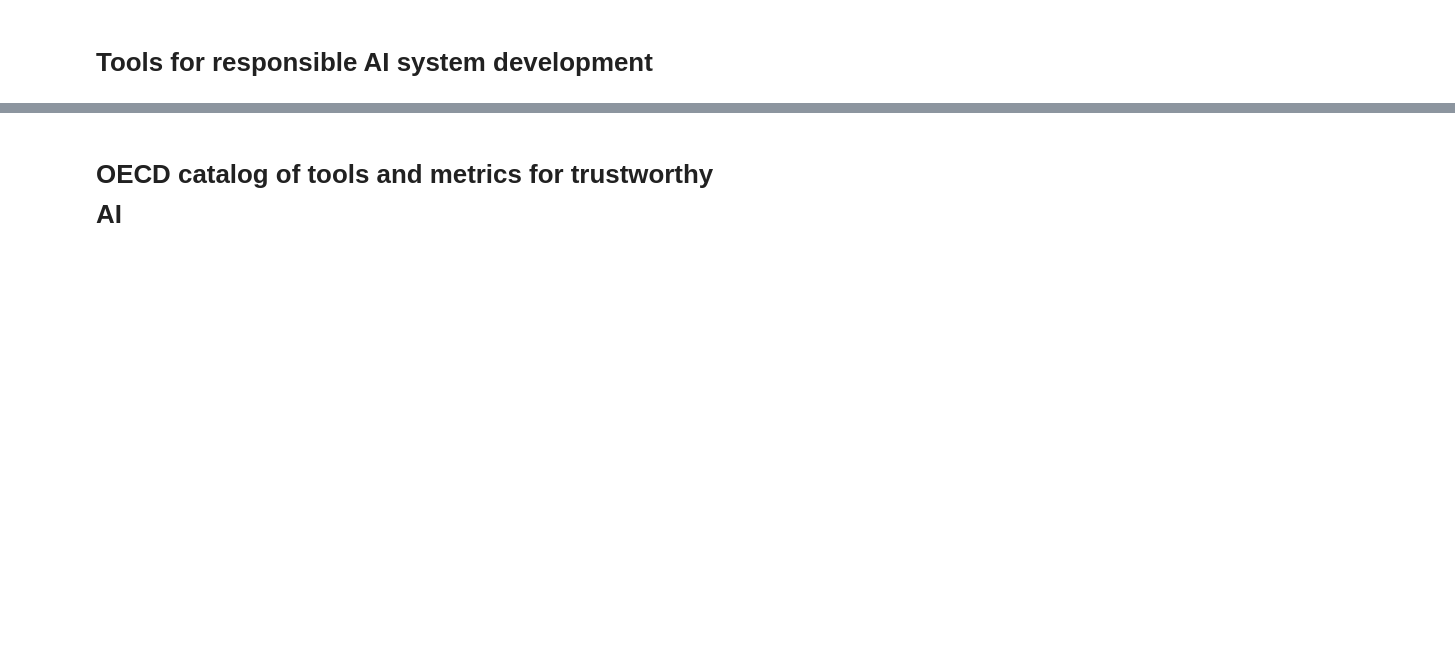
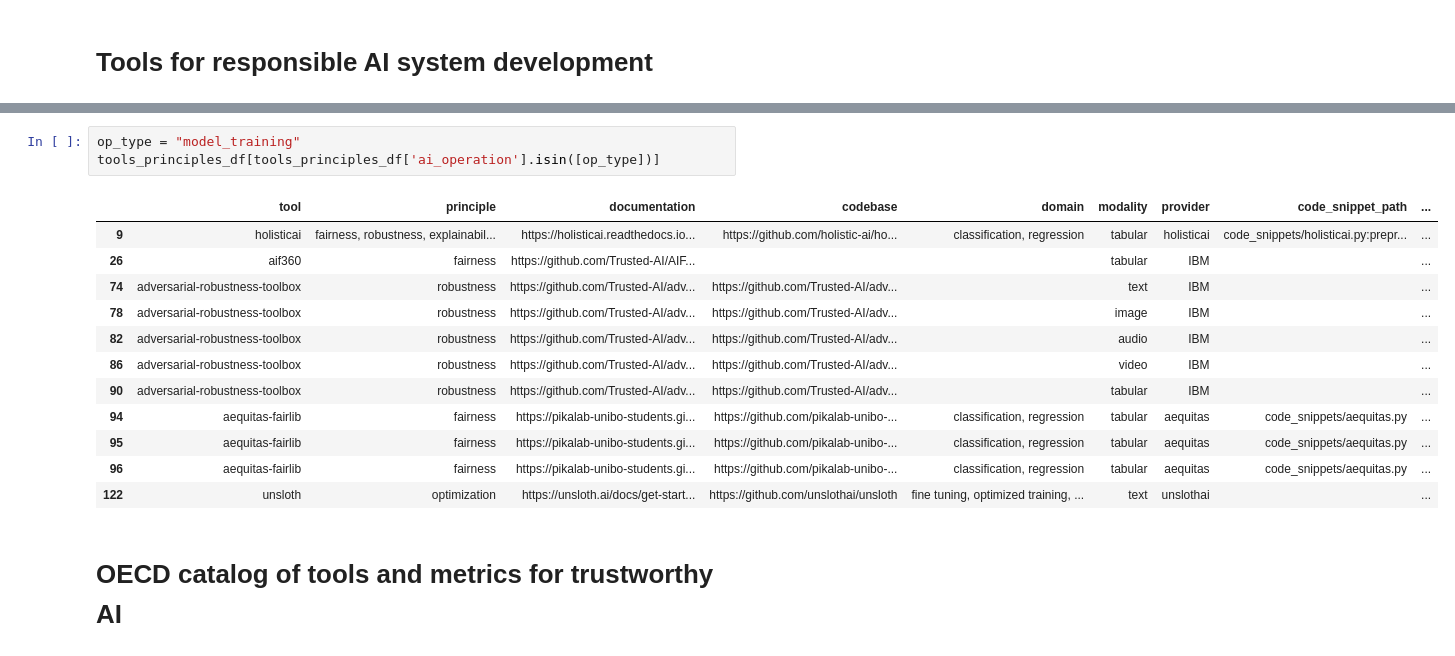
Before and after one commit to aequitas-aod/aequitas-service, a Jupyter notebook: tools_catalog/tools.ipynb, the cells around one changed output, grey strips where cells are left out. Saved outputs shown, nothing was run; the diff lists cells and outputs as text; blank space fills up the shorter version.

```diff
--- a/tools_catalog/tools.ipynb
+++ b/tools_catalog/tools.ipynb
@@ -438,3 +482,19 @@ tools_principles_df.head()
+# %%
+op_type = "model_training"
+tools_principles_df[tools_principles_df['ai_operation'].isin([op_type])]
+# %% [output]
+|  | tool | principle | documentation | codebase | domain | modality | provider | code_snippet_path | ... |
+| 9 | holisticai | fairness, robustness, explainabil... | https://holisticai.readthedocs.io... | https://github.com/holistic-ai/ho... | classification, regression | tabular | holisticai | code_snippets/holisticai.py:prepr... | ... |
+| 26 | aif360 | fairness | https://github.com/Trusted-AI/AIF... |  |  | tabular | IBM |  | ... |
+| 74 | adversarial-robustness-toolbox | robustness | https://github.com/Trusted-AI/adv... | https://github.com/Trusted-AI/adv... |  | text | IBM |  | ... |
+| 78 | adversarial-robustness-toolbox | robustness | https://github.com/Trusted-AI/adv... | https://github.com/Trusted-AI/adv... |  | image | IBM |  | ... |
+| 82 | adversarial-robustness-toolbox | robustness | https://github.com/Trusted-AI/adv... | https://github.com/Trusted-AI/adv... |  | audio | IBM |  | ... |
+| 86 | adversarial-robustness-toolbox | robustness | https://github.com/Trusted-AI/adv... | https://github.com/Trusted-AI/adv... |  | video | IBM |  | ... |
+| 90 | adversarial-robustness-toolbox | robustness | https://github.com/Trusted-AI/adv... | https://github.com/Trusted-AI/adv... |  | tabular | IBM |  | ... |
+| 94 | aequitas-fairlib | fairness | https://pikalab-unibo-students.gi... | https://github.com/pikalab-unibo-... | classification, regression | tabular | aequitas | code_snippets/aequitas.py | ... |
+| 95 | aequitas-fairlib | fairness | https://pikalab-unibo-students.gi... | https://github.com/pikalab-unibo-... | classification, regression | tabular | aequitas | code_snippets/aequitas.py | ... |
+| 96 | aequitas-fairlib | fairness | https://pikalab-unibo-students.gi... | https://github.com/pikalab-unibo-... | classification, regression | tabular | aequitas | code_snippets/aequitas.py | ... |
+| 122 | unsloth | optimization | https://unsloth.ai/docs/get-start... | https://github.com/unslothai/unsloth | fine tuning, optimized training, ... | text | unslothai |  | ... |
 # %% [markdown]
 # OECD catalog of tools and metrics for trustworthy AI
 # %% [markdown]
```
Also changed, not shown: parts of 2 cells of this notebook, 2 other files.
